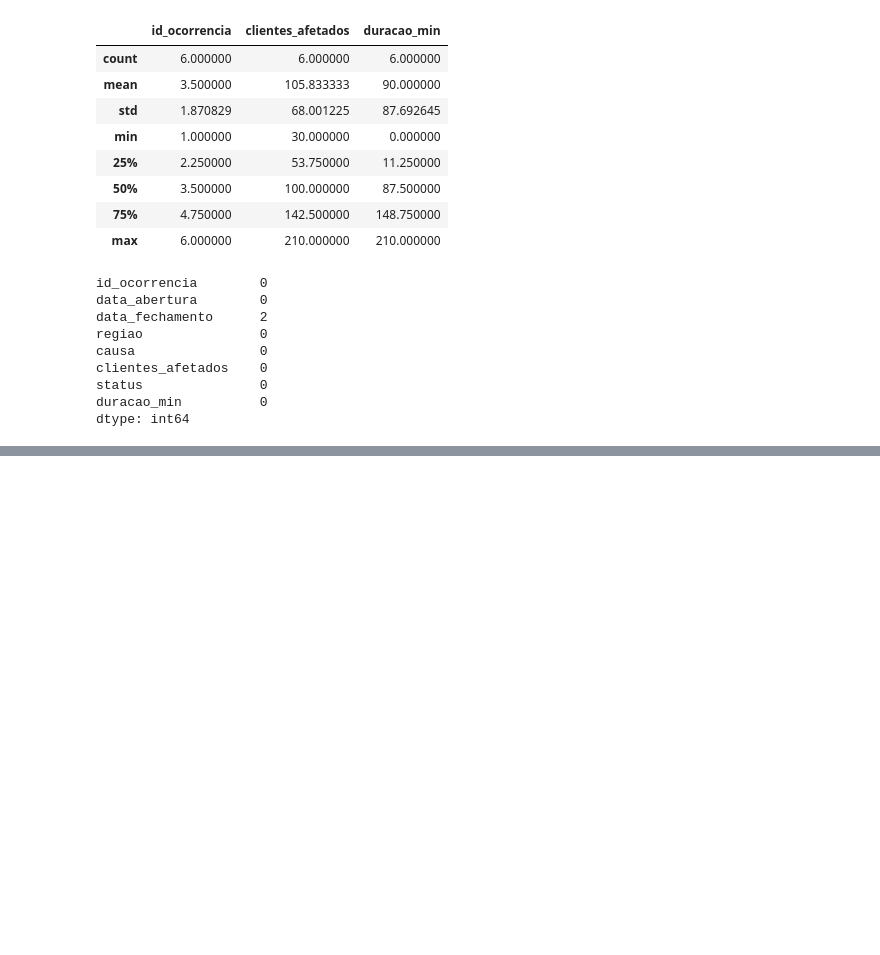
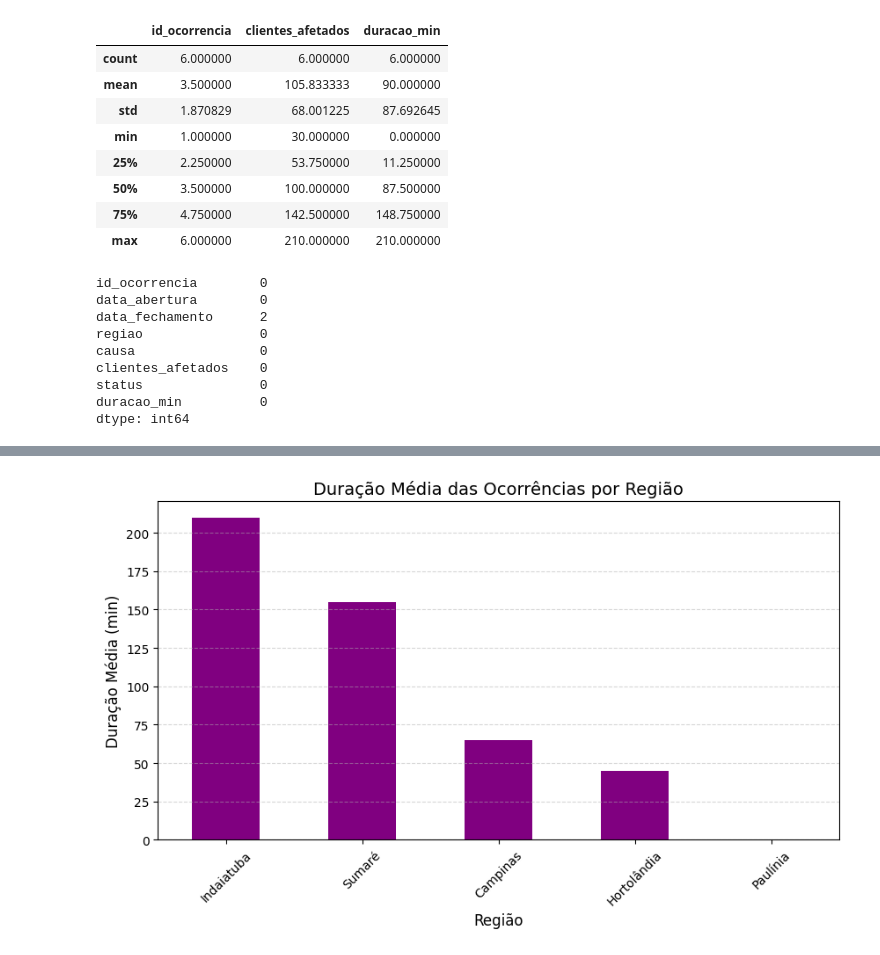
Before and after one commit to BrunoApMarques/cpfl-energy-analytics, a Jupyter notebook: notebooks/01_exploracao_interrupcoes.ipynb, the cells around one changed output, grey strips where cells are left out. Saved outputs shown, nothing was run; the diff lists cells and outputs as text; code cells hidden in the pictures; blank space fills up the shorter version.

```diff
--- a/notebooks/01_exploracao_interrupcoes.ipynb
+++ b/notebooks/01_exploracao_interrupcoes.ipynb
@@ -68,0 +117,15 @@ df.head()
+# %%
+duracao_media = df.groupby('regiao')['duracao_min'].mean().sort_values(ascending=False)
+
+plt.figure(figsize=(10,5))
+duracao_media.plot(kind='bar', color='purple')
+
+plt.title('Duração Média das Ocorrências por Região', fontsize=14)
+plt.xlabel('Região', fontsize=12)
+plt.ylabel('Duração Média (min)', fontsize=12)
+plt.xticks(rotation=45)
+plt.grid(axis='y', linestyle='--', alpha=0.5)
+
+plt.show()
+# %% [output]
+[figure, added]
```
Also changed, not shown: parts of 6 cells of this notebook.
